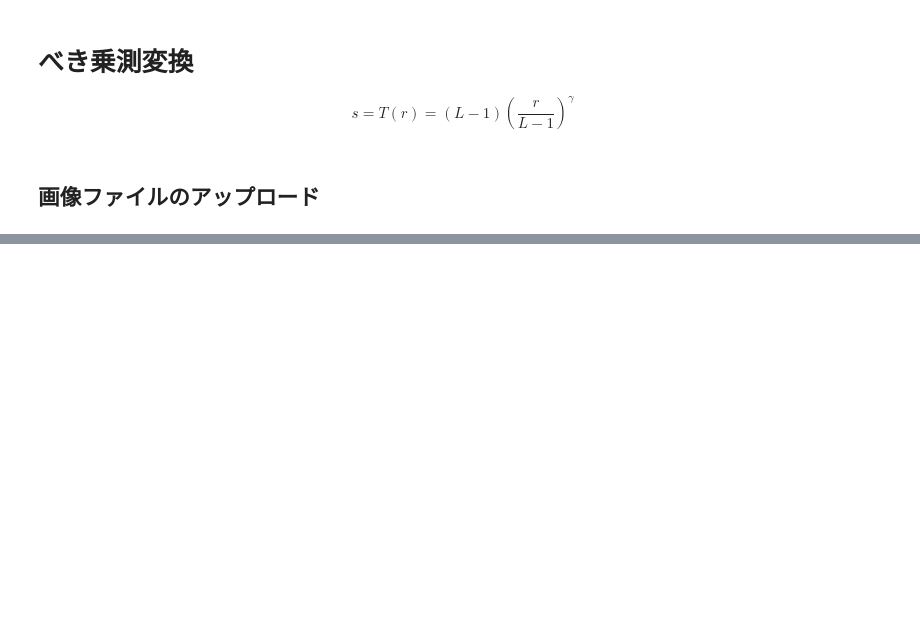
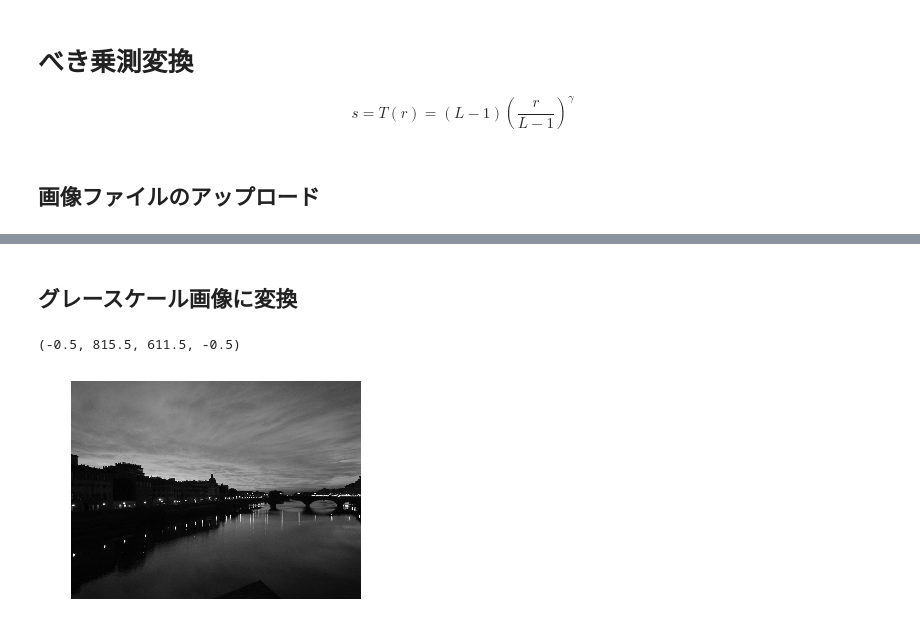
Before and after one commit to msiplab/VieWork, a Jupyter notebook: vie_sec4_powerlaw.ipynb, the cells around one changed output, grey strips where cells are left out. Saved outputs shown, nothing was run; the diff lists cells and outputs as text; code cells hidden in the pictures; blank space fills up the shorter version.

```diff
--- a/vie_sec4_powerlaw.ipynb
+++ b/vie_sec4_powerlaw.ipynb
@@ -22,0 +49,9 @@ gray_img = img.convert('L')
+# %% [markdown]
+## グレースケール画像に変換
+# %%
+gray_img = img.convert('L')
+plt.imshow(gray_img, cmap='gray')
+plt.axis('off')
+# %% [output]
+(-0.5, 815.5, 611.5, -0.5)
+[figure, added]
```
Also changed, not shown: parts of 6 cells of this notebook.
